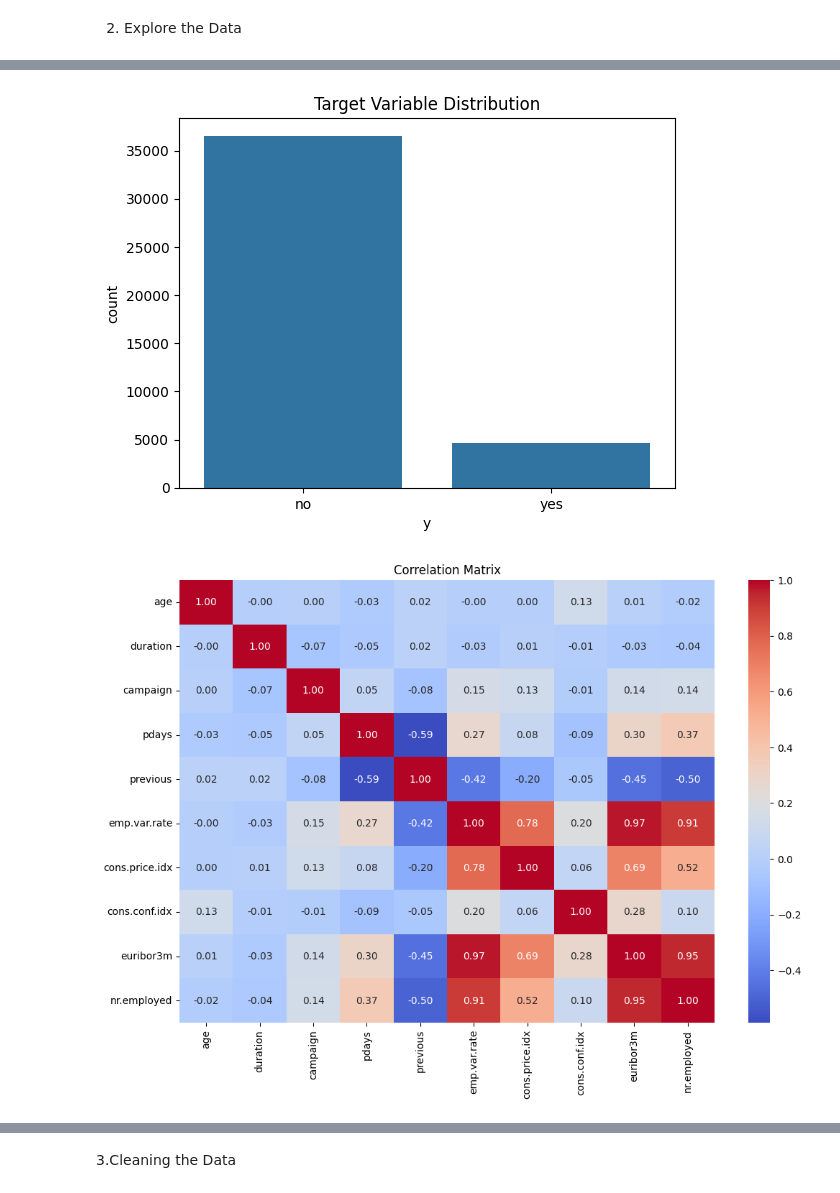
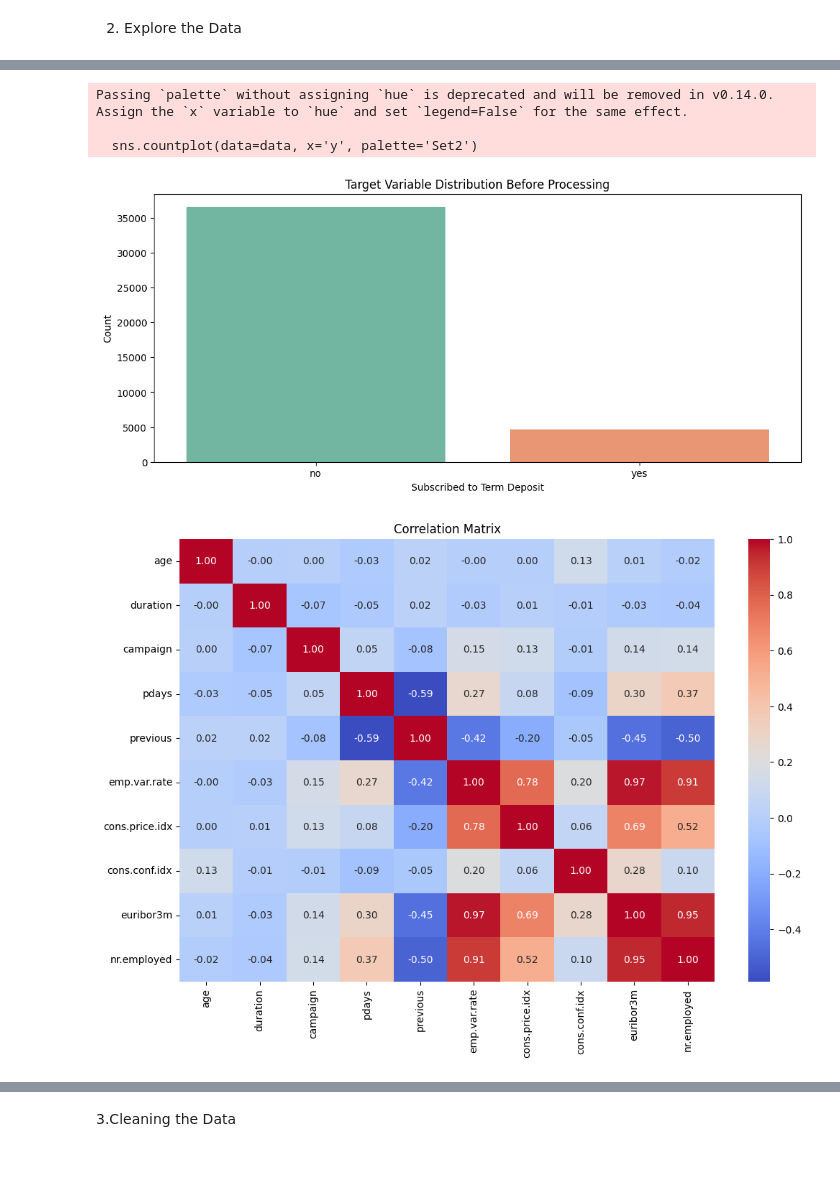
Before and after one commit to Shaithra2107/Bank-Marketing-Prediction-, a Jupyter notebook: Bank_Marketing_Prediction.ipynb, the cells around one changed output, grey strips where cells are left out. Cells and saved outputs as stored; diff of their text form; code cells hidden in the pictures; blank space fills up the shorter version.

```diff
--- a/Bank_Marketing_Prediction.ipynb
+++ b/Bank_Marketing_Prediction.ipynb
@@ -191,36 +191,56 @@ print(data['y'].value_counts())
 import matplotlib.pyplot as plt
 import seaborn as sns
 
-# Visualize the target distribution
-sns.countplot(x='y', data=data)
-plt.title('Target Variable Distribution')
+#--------VISUALIZING----------
+
+# Visualize the target variable distribution before preprocessing
+plt.figure(figsize=(12, 5))
+sns.countplot(data=data, x='y', palette='Set2')
+plt.title("Target Variable Distribution Before Processing")
+plt.xlabel("Subscribed to Term Deposit")
+plt.ylabel("Count")
 plt.show()
 
 # Select only numerical columns for correlation matrix
 numerical_data = data.select_dtypes(include=['int64', 'float64'])
 
 # Correlation heatmap for numerical features
 plt.figure(figsize=(12, 8))
 sns.heatmap(numerical_data.corr(), annot=True, cmap='coolwarm', fmt='.2f')
 plt.title('Correlation Matrix')
 plt.show()
+
+# Visualizing the distribution of numerical features before preprocessing
+numerical_cols = data.select_dtypes(include=['int64', 'float64']).columns
+plt.figure(figsize=(15, 8))
+for i, col in enumerate(numerical_cols, 1):
+    plt.subplot(3, 5, i)
+    sns.histplot(data[col], bins=20, kde=True, color='skyblue')
+    plt.title(f"Before Processing: {col}")
+    plt.xlabel(col)
+    plt.ylabel("Frequency")
+plt.tight_layout()
+plt.show()
 # %% [output]
 Dataset shape: (41188, 21)
 age               0
 job               0
 marital           0
 education         0
 default           0
 housing           0
 loan              0
 contact           0
 month             0
 day_of_week       0
 duration          0
 ... (52 lines left out)
 y
 no     36548
 yes     4640
 Name: count, dtype: int64
+Passing `palette` without assigning `hue` is deprecated and will be removed in v0.14.0. Assign the `x` variable to `hue` and set `legend=False` for the same effect.
+
+  sns.countplot(data=data, x='y', palette='Set2')
-[figure, old version]
+[figure, new version]
 [figure]
```
Also changed, not shown: parts of 30 cells of this notebook.
